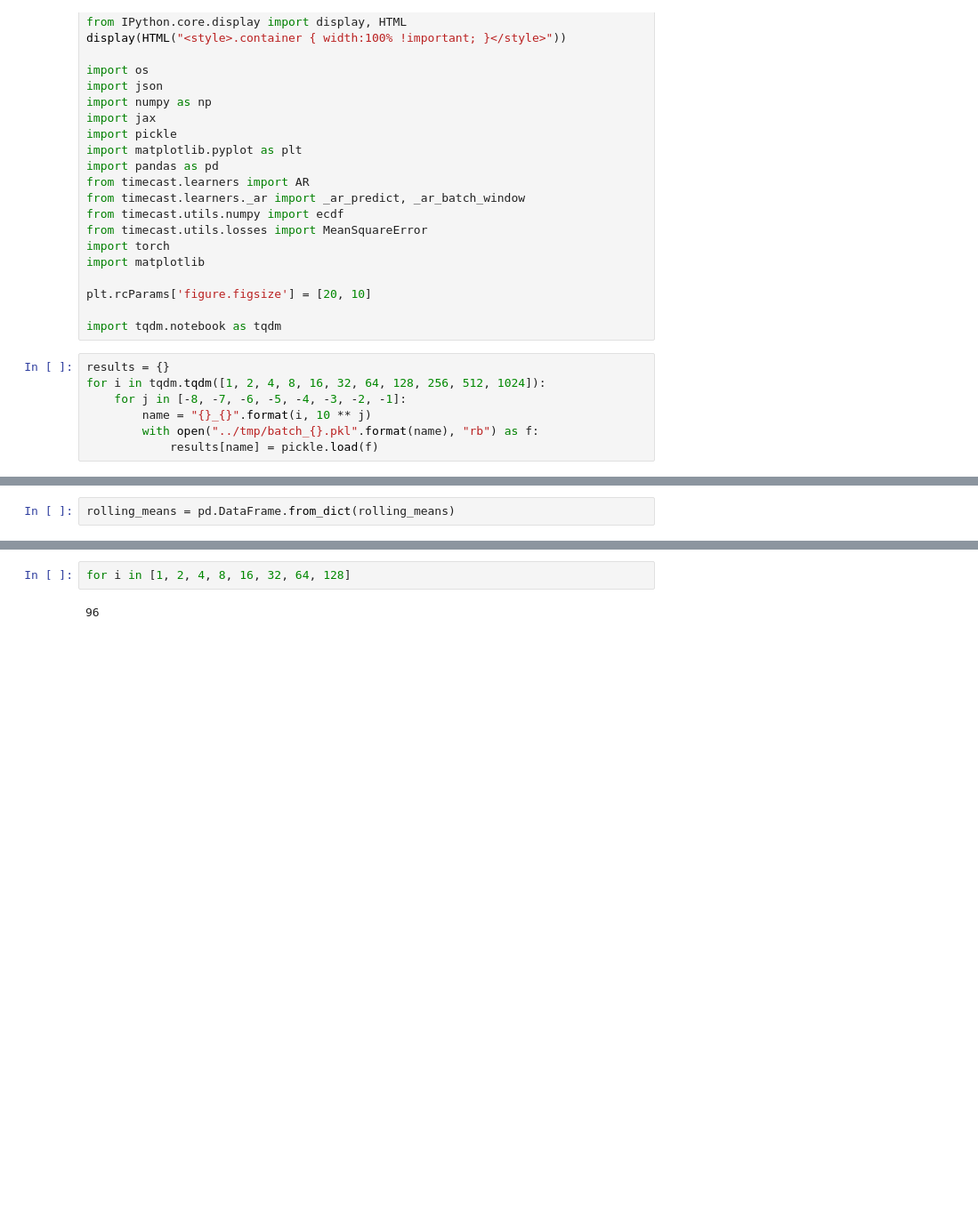
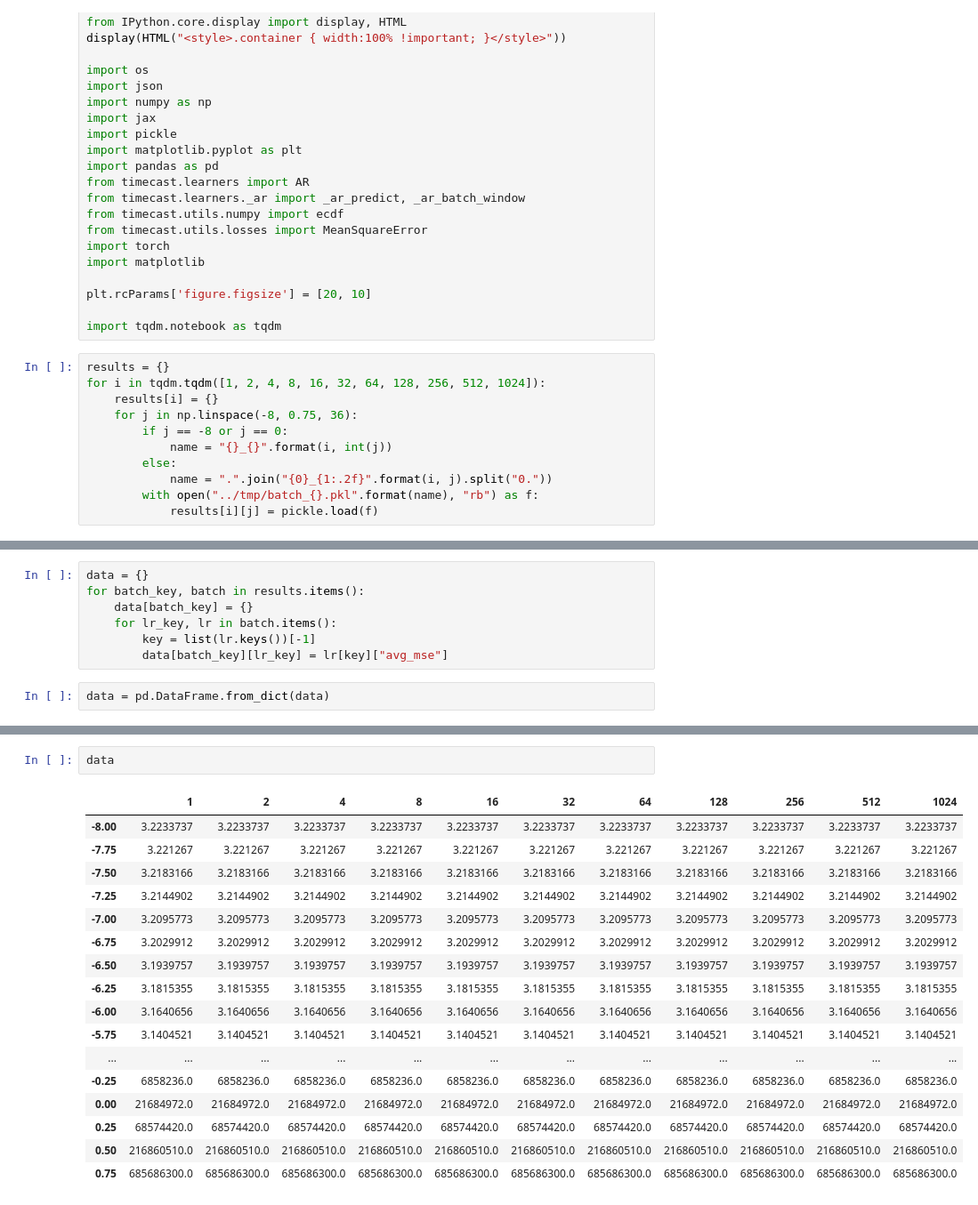
Before and after one commit to danielsuo/skgaip, a Jupyter notebook: notebooks/2020-03-29 Tuning learning rate.ipynb, the cells around one changed output, grey strips where cells are left out. Shown at 89% size. Drawn from its saved outputs; the diff is of its cells as text; blank space fills up the shorter version.

```diff
--- a/notebooks/2020-03-29 Tuning learning rate.ipynb
+++ b/notebooks/2020-03-29 Tuning learning rate.ipynb
@@ -26,7 +26,11 @@ import tqdm.notebook as tqdm
 # %%
 results = {}
 for i in tqdm.tqdm([1, 2, 4, 8, 16, 32, 64, 128, 256, 512, 1024]):
-    for j in [-8, -7, -6, -5, -4, -3, -2, -1]:
-        name = "{}_{}".format(i, 10 ** j)
+    results[i] = {}
+    for j in np.linspace(-8, 0.75, 36):
+        if j == -8 or j == 0:
+            name = "{}_{}".format(i, int(j))
+        else:
+            name = ".".join("{0}_{1:.2f}".format(i, j).split("0."))
         with open("../tmp/batch_{}.pkl".format(name), "rb") as f:
-            results[name] = pickle.load(f)
+            results[i][j] = pickle.load(f)
@@ -40,2 +37,9 @@ for i, result in results.items():
+# %%
+data = {}
+for batch_key, batch in results.items():
+    data[batch_key] = {}
+    for lr_key, lr in batch.items():
+        key = list(lr.keys())[-1]
+        data[batch_key][lr_key] = lr[key]["avg_mse"]
 # %%
-rolling_means = pd.DataFrame.from_dict(rolling_means)
+data = pd.DataFrame.from_dict(data)
@@ -98,4 +46,20 @@ for X, _, basin in tqdm.tqdm(flood_data.generator(), total=len(flood_data.basins
-# %%
-for i in [1, 2, 4, 8, 16, 32, 64, 128]
-# %% [output]
-96
+# %%
+data
+# %% [output]
+|  | 1 | 2 | 4 | 8 | 16 | 32 | 64 | 128 | 256 | 512 | 1024 |
+| -8.00 | 3.2233737 | 3.2233737 | 3.2233737 | 3.2233737 | 3.2233737 | 3.2233737 | 3.2233737 | 3.2233737 | 3.2233737 | 3.2233737 | 3.2233737 |
+| -7.75 | 3.221267 | 3.221267 | 3.221267 | 3.221267 | 3.221267 | 3.221267 | 3.221267 | 3.221267 | 3.221267 | 3.221267 | 3.221267 |
+| -7.50 | 3.2183166 | 3.2183166 | 3.2183166 | 3.2183166 | 3.2183166 | 3.2183166 | 3.2183166 | 3.2183166 | 3.2183166 | 3.2183166 | 3.2183166 |
+| -7.25 | 3.2144902 | 3.2144902 | 3.2144902 | 3.2144902 | 3.2144902 | 3.2144902 | 3.2144902 | 3.2144902 | 3.2144902 | 3.2144902 | 3.2144902 |
+| -7.00 | 3.2095773 | 3.2095773 | 3.2095773 | 3.2095773 | 3.2095773 | 3.2095773 | 3.2095773 | 3.2095773 | 3.2095773 | 3.2095773 | 3.2095773 |
+| -6.75 | 3.2029912 | 3.2029912 | 3.2029912 | 3.2029912 | 3.2029912 | 3.2029912 | 3.2029912 | 3.2029912 | 3.2029912 | 3.2029912 | 3.2029912 |
+| -6.50 | 3.1939757 | 3.1939757 | 3.1939757 | 3.1939757 | 3.1939757 | 3.1939757 | 3.1939757 | 3.1939757 | 3.1939757 | 3.1939757 | 3.1939757 |
+| -6.25 | 3.1815355 | 3.1815355 | 3.1815355 | 3.1815355 | 3.1815355 | 3.1815355 | 3.1815355 | 3.1815355 | 3.1815355 | 3.1815355 | 3.1815355 |
+| -6.00 | 3.1640656 | 3.1640656 | 3.1640656 | 3.1640656 | 3.1640656 | 3.1640656 | 3.1640656 | 3.1640656 | 3.1640656 | 3.1640656 | 3.1640656 |
+| -5.75 | 3.1404521 | 3.1404521 | 3.1404521 | 3.1404521 | 3.1404521 | 3.1404521 | 3.1404521 | 3.1404521 | 3.1404521 | 3.1404521 | 3.1404521 |
+| ... | ... | ... | ... | ... | ... | ... | ... | ... | ... | ... | ... |
+| -0.25 | 6858236.0 | 6858236.0 | 6858236.0 | 6858236.0 | 6858236.0 | 6858236.0 | 6858236.0 | 6858236.0 | 6858236.0 | 6858236.0 | 6858236.0 |
+| 0.00 | 21684972.0 | 21684972.0 | 21684972.0 | 21684972.0 | 21684972.0 | 21684972.0 | 21684972.0 | 21684972.0 | 21684972.0 | 21684972.0 | 21684972.0 |
+| 0.25 | 68574420.0 | 68574420.0 | 68574420.0 | 68574420.0 | 68574420.0 | 68574420.0 | 68574420.0 | 68574420.0 | 68574420.0 | 68574420.0 | 68574420.0 |
+| 0.50 | 216860510.0 | 216860510.0 | 216860510.0 | 216860510.0 | 216860510.0 | 216860510.0 | 216860510.0 | 216860510.0 | 216860510.0 | 216860510.0 | 216860510.0 |
+| 0.75 | 685686300.0 | 685686300.0 | 685686300.0 | 685686300.0 | 685686300.0 | 685686300.0 | 685686300.0 | 685686300.0 | 685686300.0 | 685686300.0 | 685686300.0 |
```
Also changed, not shown: parts of 5 cells of this notebook, 5 other files.
